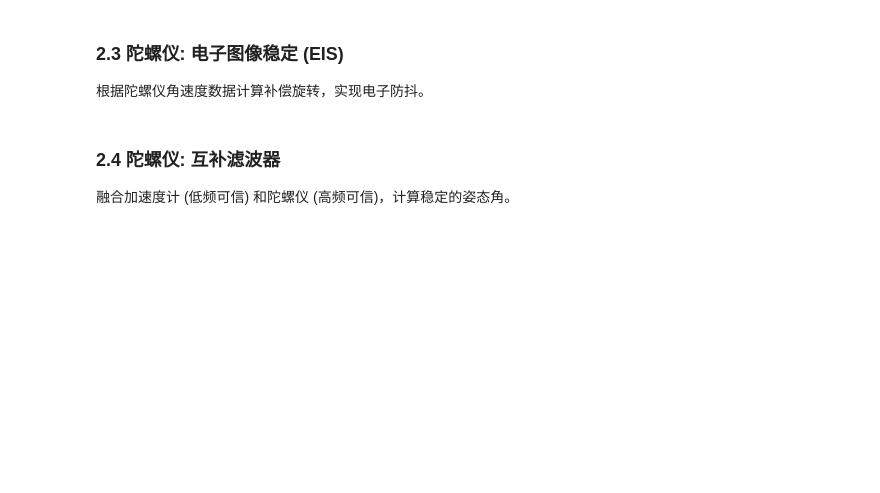
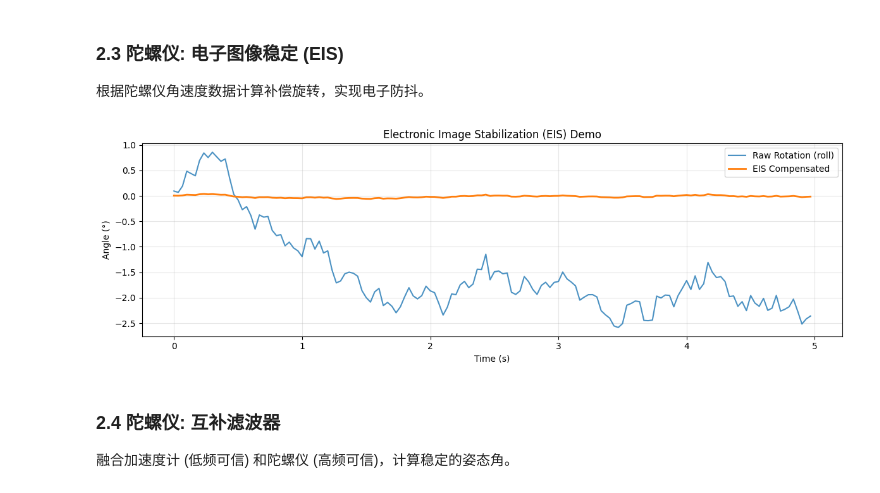
Before and after one commit to Zebedee2021/Mobile-Sensor-2026, a Jupyter notebook: notebooks/sensor_demo.ipynb, the cells around one changed output. Cells and saved outputs as stored; diff of their text form; code cells hidden in the pictures; blank space fills up the shorter version.

```diff
--- a/notebooks/sensor_demo.ipynb
+++ b/notebooks/sensor_demo.ipynb
@@ -166,56 +171,58 @@ import matplotlib.pyplot as plt
 
 def eis_compensation(frame_rotation, gyro_data, dt):
     """
-    电子防抖: 根据陀螺仪数据计算补偿旋转
+    Electronic Image Stabilization: Calculates compensation rotation based on gyroscope data
     gyro_data: (gx, gy, gz) rad/s
-    dt: 采样间隔 (s)
+    dt: Sampling interval (s)
     """
-    # 角度增量 = 角速度 × 时间
+    # Angular increment = Angular velocity × Time
     d_roll  = gyro_data[0] * dt
     d_pitch = gyro_data[1] * dt
     d_yaw   = gyro_data[2] * dt
 
-    # 低通滤波平滑 (简化版)
+    # Simplified low-pass filter for smoothing
     alpha = 0.95
     smoothed_roll  = alpha * frame_rotation[0] + (1 - alpha) * d_roll
     smoothed_pitch = alpha * frame_rotation[1] + (1 - alpha) * d_pitch
 
     return (smoothed_roll, smoothed_pitch, d_yaw)
 
-# 演示: 模拟手持拍摄时的抖动
+# Demo: Simulate camera shake during handheld shooting
 np.random.seed(42)
 dt = 1 / 30  # 30fps
-n_frames = 150  # 5秒
+n_frames = 150  # 5 seconds
 
-# 模拟陀螺仪抖动数据 (rad/s)
+# Simulate gyroscope shake data (rad/s)
 gyro_roll  = np.random.normal(0, 0.1, n_frames)
 gyro_pitch = np.random.normal(0, 0.08, n_frames)
 gyro_yaw   = np.random.normal(0, 0.05, n_frames)
 
-# 累积原始旋转和补偿后旋转
+# Accumulate raw rotation and compensated rotation
 raw_angles = []
 comp_angles = []
 raw_rot = (0, 0, 0)
 comp_rot = (0, 0, 0)
 
 for i in range(n_frames):
     gyro = (gyro_roll[i], gyro_pitch[i], gyro_yaw[i])
     raw_rot = (raw_rot[0] + gyro[0]*dt, raw_rot[1] + gyro[1]*dt, raw_rot[2] + gyro[2]*dt)
     comp_rot = eis_compensation(comp_rot, gyro, dt)
     raw_angles.append(math.degrees(raw_rot[0]))
     comp_angles.append(math.degrees(comp_rot[0]))
 
 t = np.arange(n_frames) * dt
 plt.figure(figsize=(12, 4))
-plt.plot(t, raw_angles, label='原始旋转 (roll)', alpha=0.8)
-plt.plot(t, comp_angles, label='EIS 补偿后', linewidth=2)
-plt.xlabel('时间 (s)')
-plt.ylabel('角度 (°)')
-plt.title('电子图像稳定 (EIS) 演示')
+plt.plot(t, raw_angles, label='Raw Rotation (roll)', alpha=0.8)
+plt.plot(t, comp_angles, label='EIS Compensated', linewidth=2)
+plt.xlabel('Time (s)')
+plt.ylabel('Angle (°)')
+plt.title('Electronic Image Stabilization (EIS) Demo')
 plt.legend()
 plt.grid(True, alpha=0.3)
 plt.tight_layout()
 plt.show()
+# %% [output]
+[figure, added]
 # %% [markdown]
 ### 2.4 陀螺仪: 互补滤波器
 
```
Also changed, not shown: parts of 13 cells of this notebook.
